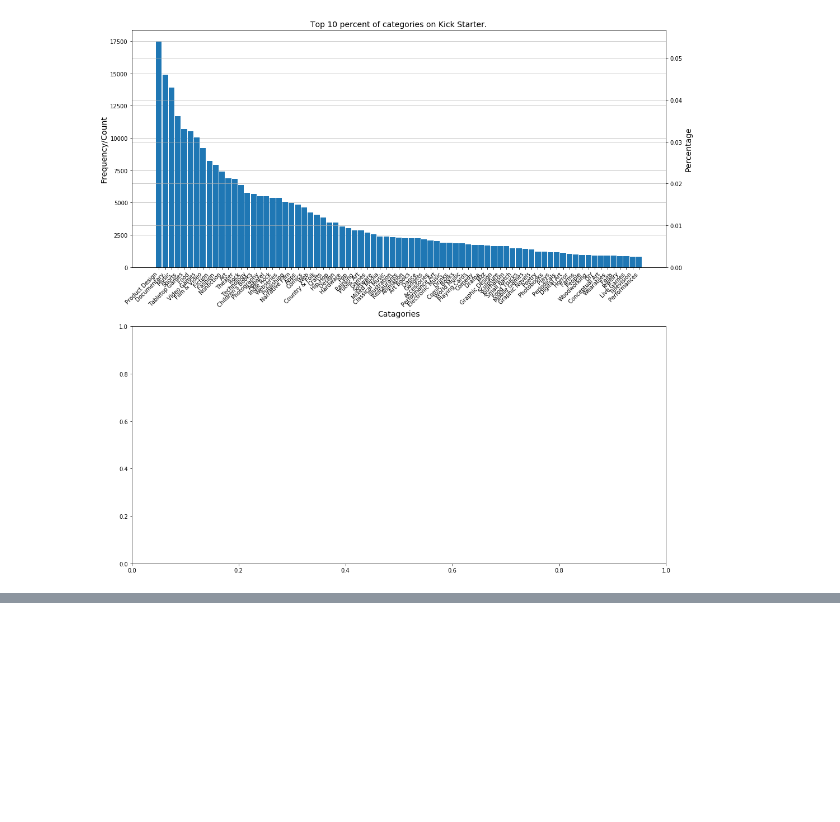
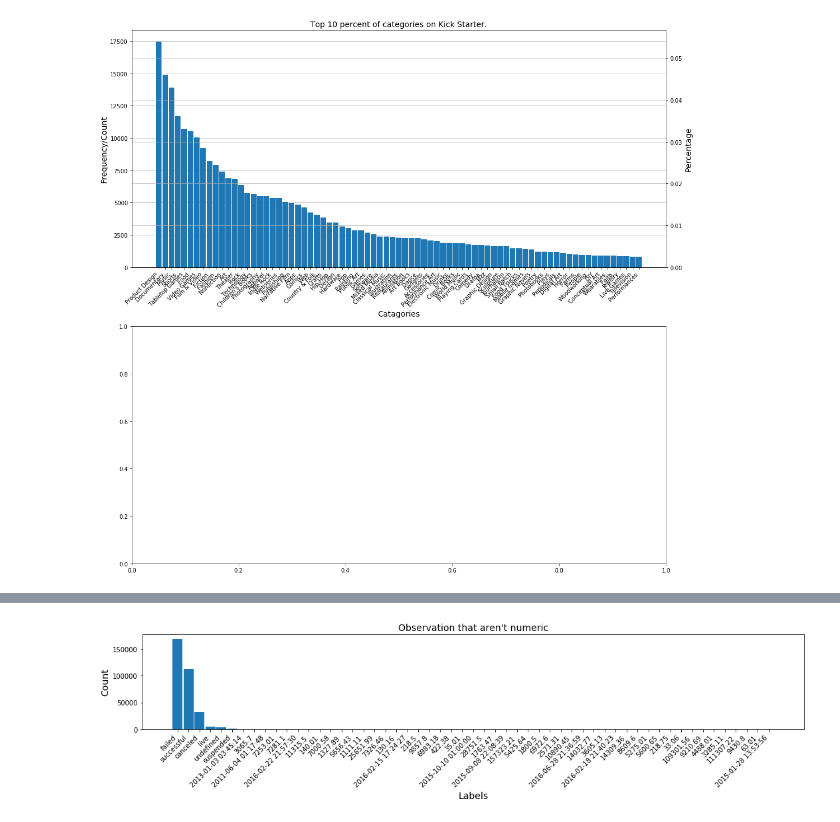
Before and after one commit to LaurentStar/Kick-Starter-Analysis, a Jupyter notebook: Exploratory_Data_Analysis.ipynb, the cells around one changed output, grey strips where cells are left out. Saved outputs shown, nothing was run; the diff lists cells and outputs as text; code cells hidden in the pictures; blank space fills up the shorter version.

```diff
--- a/Exploratory_Data_Analysis.ipynb
+++ b/Exploratory_Data_Analysis.ipynb
@@ -152,0 +215,13 @@ plt.tight_layout();
+# %%
+fig, ax = plt.subplots(figsize=(15,4))
+x = df[df['state '].str.isnumeric() == False]['state '].value_counts().index
+y = df[df['state '].str.isnumeric() == False]['state '].value_counts()
+
+ax.bar(x=x, height=y, width=0.9)
+ax.set_xticklabels(x, rotation=45, ha='right')
+ax.set_title("Observation that aren't numeric", fontsize=14)
+ax.set_ylabel("Count", fontsize=14)
+ax.set_xlabel("Labels", fontsize=14)
+plt.tight_layout();
+# %% [output]
+[figure, added]
```
Also changed, not shown: parts of 9 cells of this notebook.
